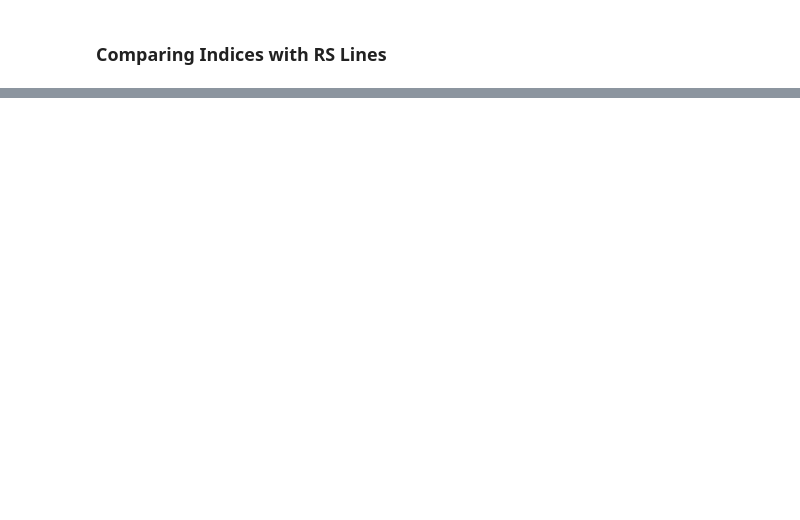
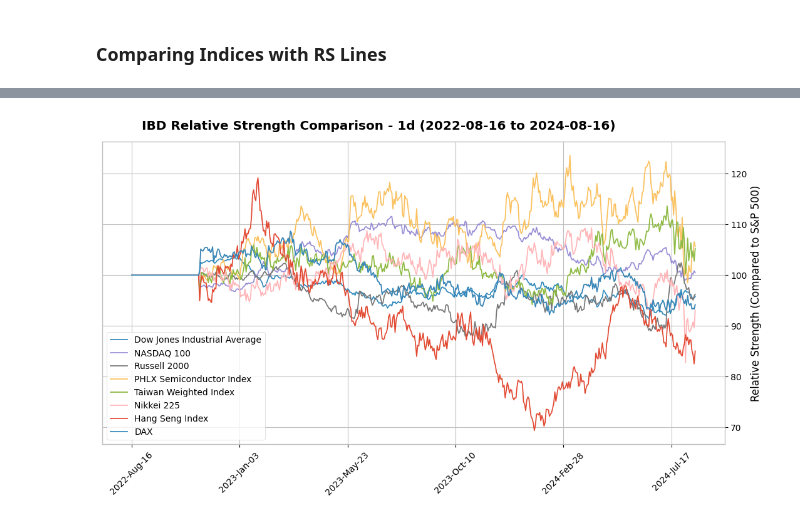
Before and after one commit to yorkjong/vistock, a Jupyter notebook: notebooks/ibd_rs_line.ipynb, the cells around one changed output, grey strips where cells are left out. Drawn from its saved outputs; the diff is of its cells as text; code cells hidden in the pictures; blank space fills up the shorter version.

```diff
--- a/notebooks/ibd_rs_line.ipynb
+++ b/notebooks/ibd_rs_line.ipynb
@@ -55,3 +55,91 @@ ibd_rs.plot(symbol, period, interval, hides_nontrading=hides_nontrading)
 [interactive output not drawn]
 # %% [markdown]
 ### Comparing Indices with RS Lines
+# %%
+# @title Plot RS Lines using mplfinance {"run":"auto"}
+period = "2y" # @param ["1y","2y","5y"]
+interval = "1d" # @param ["1d","1wk"]
+hides_nontrading = True # @param {"type":"boolean"}
+legend_loc = "best" # @param ["best","upper right","upper left","lower left","lower right","right","center left","center right","lower center","upper center","center"]
+style = "checkers" # @param ["yahoo","charles","tradingview","binance","binancedark","mike","nightclouds","checkers","ibd","sas","starsandstripes","kenan","blueskies","brasil"]
+
+
+import ipywidgets as widgets
+
+def major_indices():
+    return ['^GSPC', '^DJI', '^IXIC', '^NDX', '^RUT', '^SOX',
+            '^TWII', '^N225', '^HSI',
+            '^STOXX50E', '^FTSE', '^GDAXI', '^FCHI', '^GSPTSE']
+
+available_tickers = major_indices()
+
+# Create checkboxes for stock selection
+checkboxes = [
+    widgets.Checkbox(value=False, description=ticker,
+                     layout=widgets.Layout(width='auto', margin='2px'))
+    for ticker in available_tickers
+]
+
+# Arrange checkboxes in a grid layout using GridBox
+n_cols = 5  # Number of columns in the grid
+n_rows = (len(checkboxes) + n_cols - 1) // n_cols  # Number of rows required
+
+# Ensure all rows have the same number of columns
+grid_items = [checkboxes[i:i + n_cols]
+              for i in range(0, len(checkboxes), n_cols)]
+
+# Fill any remaining cells with dummy widgets
+for row in grid_items:
+    while len(row) < n_cols:
+        row.append(widgets.Label())  # Use Label as placeholder
+
+# Ensure the number of rows is correct
+while len(grid_items) < n_rows:
+    grid_items.append([widgets.Label()] * n_cols)  # Add empty rows if necessary
+
+# Flatten the grid_items list
+flat_grid_items = [item for sublist in grid_items for item in sublist]
+
+checkbox_grid = widgets.GridBox(flat_grid_items, layout=widgets.Layout(
+    width='auto',
+    grid_template_columns=f'repeat({n_cols}, 1fr)',
+    grid_gap='10px'
+))
+
+# Button to confirm selection and plot
+button = widgets.Button(description="Generate Plot")
+
+# Create final layout combining grid and controls
+layout = widgets.VBox([checkbox_grid, button])
+
+# Display UI elements
+display(layout)
+
+def get_selected_stocks():
+    selected_stocks = [checkbox.description
+                       for checkbox in checkboxes if checkbox.value]
+    return selected_stocks
+
+def validate_selection(selected_stocks):
+    if len(selected_stocks) > 8:
+        print("You can only select up to 8 stocks. Please deselect some items.")
+        return selected_stocks[:8]  # Limit to 8 items
+    return selected_stocks
+
+
+from vistock.mpl import ibd_rs_cmp
+
+# Define the button click event
+def on_button_click(b):
+    selected_stocks = get_selected_stocks()
+    symbols = validate_selection(selected_stocks)
+    if not symbols:
+        print("No stocks selected. Please select at least one stock.")
+        return
+    ibd_rs_cmp.plot(symbols, period, interval,
+                    hides_nontrading=hides_nontrading,
+                    legend_loc=legend_loc, style=style)
+
+
+button.on_click(on_button_click)
+# %% [output]
@@ -58 +148,2 @@ ibd_rs.plot(symbol, period, interval, hides_nontrading=hides_nontrading)
+[figure, added]
 # %%
```
Also changed, not shown: parts of 6 cells of this notebook.
